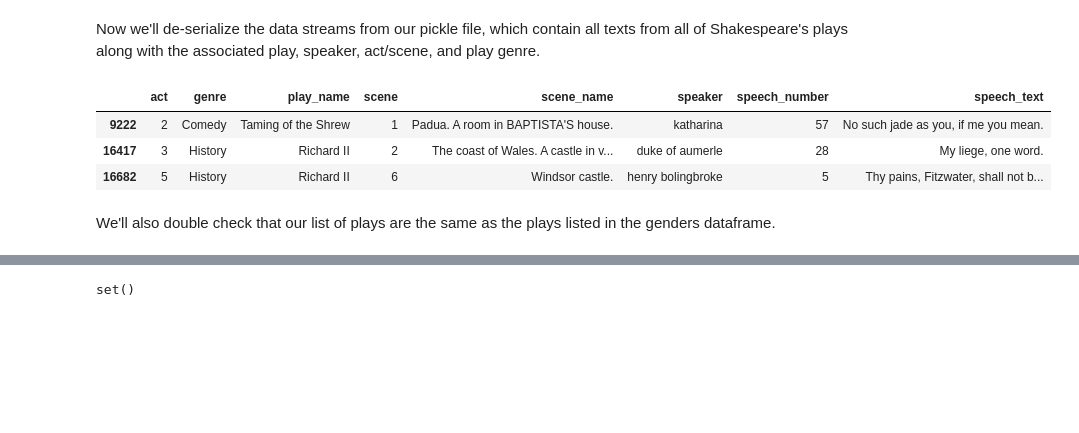
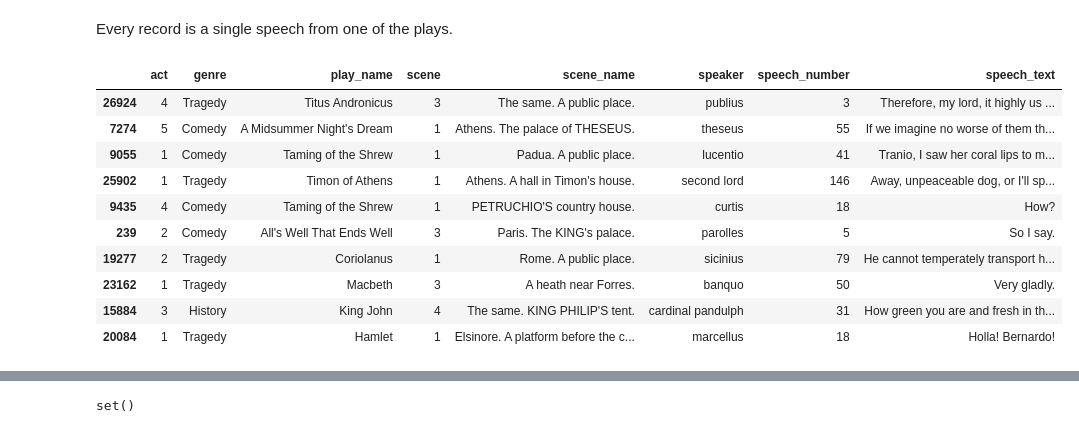
Before and after one commit to adubitskiy/csci82, a Jupyter notebook: hw5/hw5_gender_cls.ipynb, the cells around one changed output, grey strips where cells are left out. Drawn from its saved outputs; the diff is of its cells as text; code cells hidden in the pictures; blank space fills up the shorter version.

Commit message:
gender classifier

```diff
--- a/hw5/hw5_gender_cls.ipynb
+++ b/hw5/hw5_gender_cls.ipynb
@@ -54,20 +45,25 @@ female_characters_df.sample(n= 3)
-# %% [markdown]
-Now we'll de-serialize the data streams from our pickle file, which contain all texts from all of Shakespeare's plays along with the associated play, speaker, act/scene, and play genre.
 # %%
 with open('shakespeare_plays.pickle', 'rb') as handle:
     speeches = pickle.load(handle)
 # %%
 speeches_df = pd.DataFrame(speeches)
 speeches_df.speaker = speeches_df.speaker.str.lower()
+# %% [markdown]
+Every record is a single speech from one of the plays.
 # %%
-speeches_df.sample(n = 3)
+speeches_df.sample(n = 10)
 # %% [output]
 |  | act | genre | play_name | scene | scene_name | speaker | speech_number | speech_text |
-| 9222 | 2 | Comedy | Taming of the Shrew | 1 | Padua. A room in BAPTISTA'S house. | katharina | 57 | No such jade as you, if me you mean. |
-| 16417 | 3 | History | Richard II | 2 | The coast of Wales. A castle in v... | duke of aumerle | 28 | My liege, one word. |
-| 16682 | 5 | History | Richard II | 6 | Windsor castle. | henry bolingbroke | 5 | Thy pains, Fitzwater, shall not b... |
+| 26924 | 4 | Tragedy | Titus Andronicus | 3 | The same. A public place. | publius | 3 | Therefore, my lord, it highly us ... |
+| 7274 | 5 | Comedy | A Midsummer Night's Dream | 1 | Athens. The palace of THESEUS. | theseus | 55 | If we imagine no worse of them th... |
+| 9055 | 1 | Comedy | Taming of the Shrew | 1 | Padua. A public place. | lucentio | 41 | Tranio, I saw her coral lips to m... |
+| 25902 | 1 | Tragedy | Timon of Athens | 1 | Athens. A hall in Timon's house. | second lord | 146 | Away, unpeaceable dog, or I'll sp... |
+| 9435 | 4 | Comedy | Taming of the Shrew | 1 | PETRUCHIO'S country house. | curtis | 18 | How? |
+| 239 | 2 | Comedy | All's Well That Ends Well | 3 | Paris. The KING's palace. | parolles | 5 | So I say. |
+| 19277 | 2 | Tragedy | Coriolanus | 1 | Rome. A public place. | sicinius | 79 | He cannot temperately transport h... |
+| 23162 | 1 | Tragedy | Macbeth | 3 | A heath near Forres. | banquo | 50 | Very gladly. |
+| 15884 | 3 | History | King John | 4 | The same. KING PHILIP'S tent. | cardinal pandulph | 31 | How green you are and fresh in th... |
+| 20084 | 1 | Tragedy | Hamlet | 1 | Elsinore. A platform before the c... | marcellus | 18 | Holla! Bernardo! |
-# %% [markdown]
-We'll also double check that our list of plays are the same as the plays listed in the genders dataframe.
 # %%
 our_names = set(speeches_df.play_name)
 print(our_names)
```
Also changed, not shown: parts of 61 cells of this notebook.
